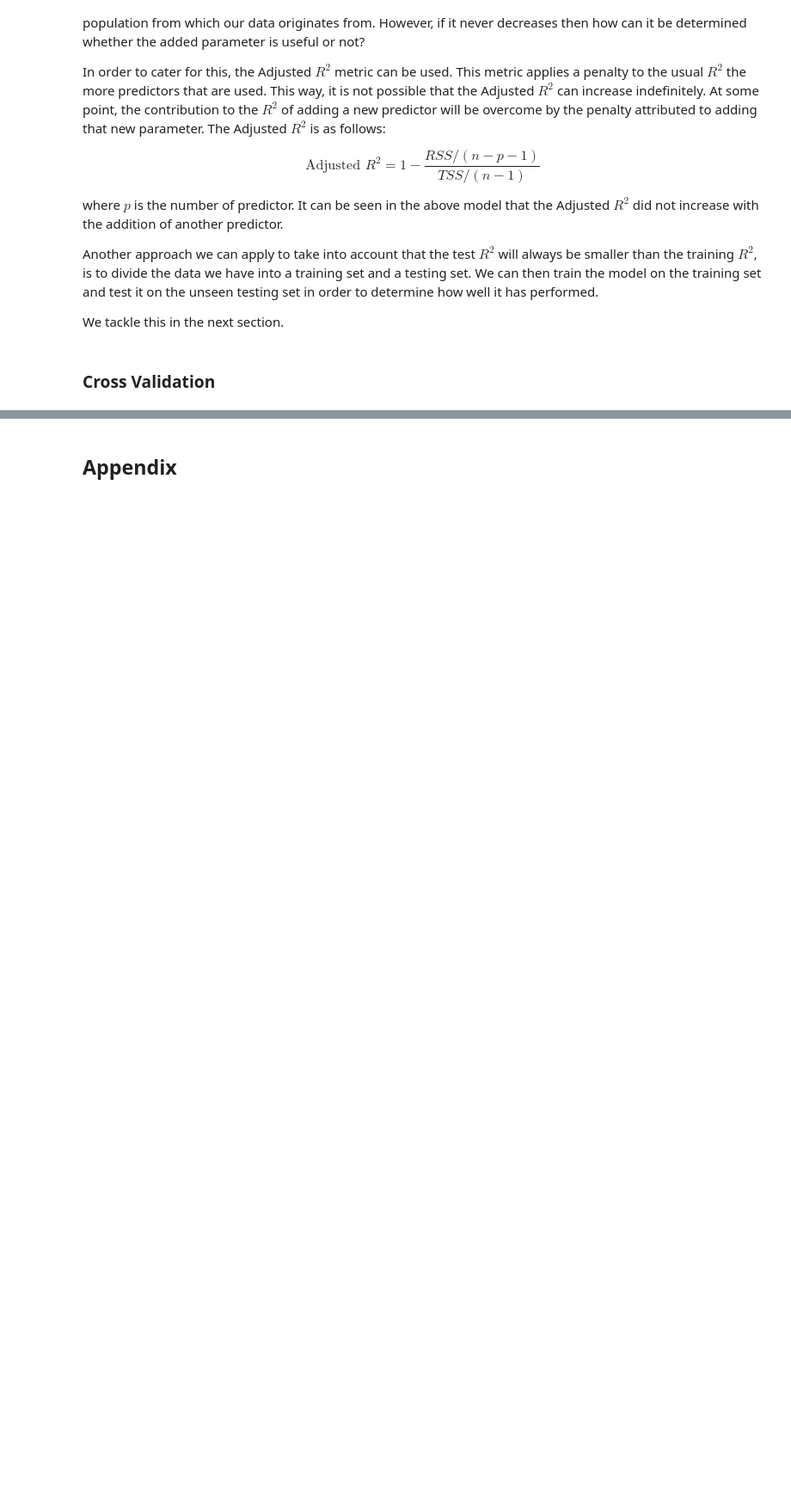
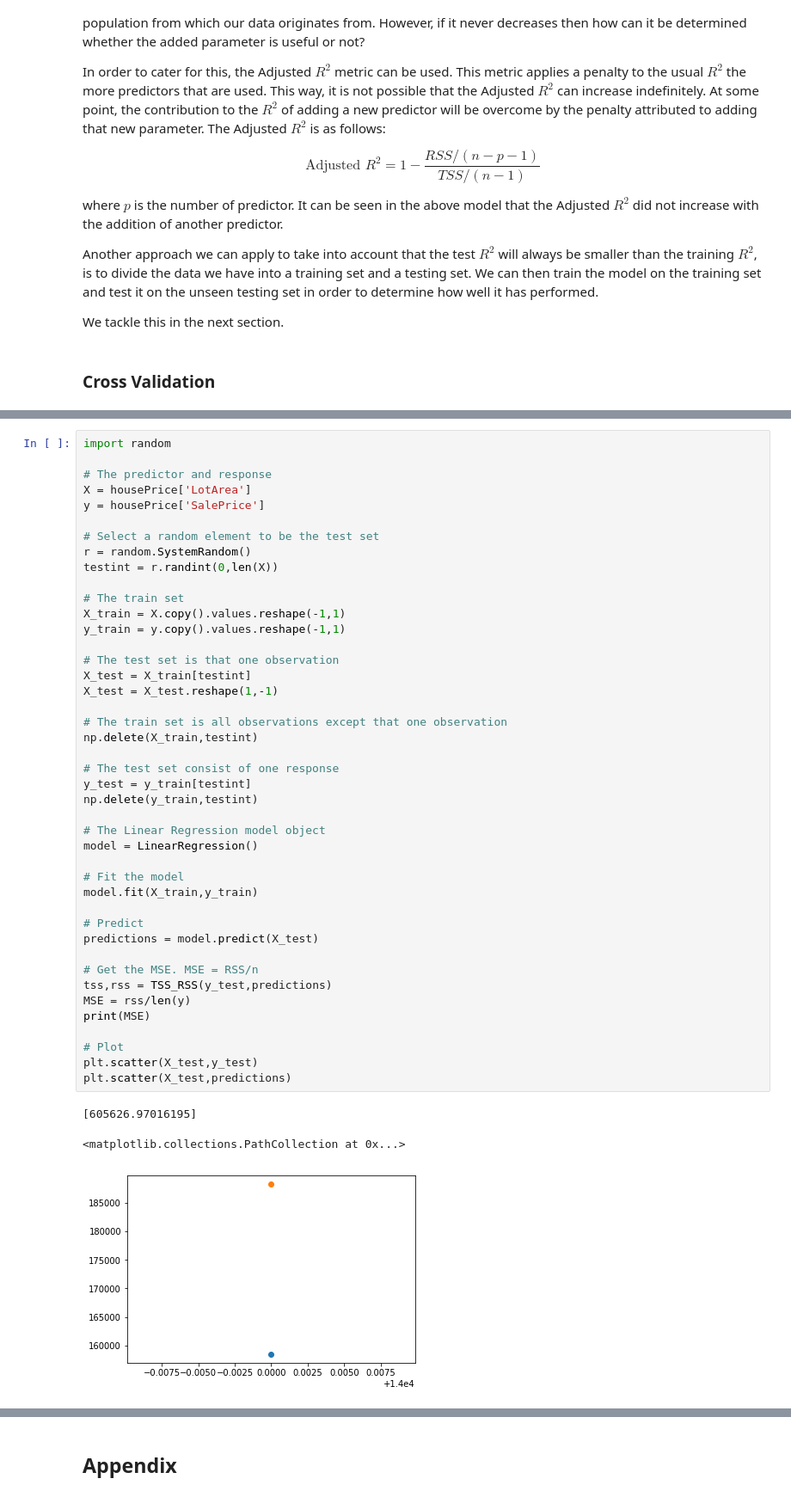
Before and after one commit to TanselArif-21/LinearRegression, a Jupyter notebook: LinearRegression.ipynb, the cells around one changed output, grey strips where cells are left out. Shown at 86% size. Drawn from its saved outputs; the diff is of its cells as text; blank space fills up the shorter version.

```diff
--- a/LinearRegression.ipynb
+++ b/LinearRegression.ipynb
@@ -1555,0 +1637,47 @@ Going further, we can divide the entire dataset into roughly $n/k$ subsets. We c
+# %%
+import random
+
+# The predictor and response
+X = housePrice['LotArea']
+y = housePrice['SalePrice']
+
+# Select a random element to be the test set
+r = random.SystemRandom()
+testint = r.randint(0,len(X))
+
+# The train set
+X_train = X.copy().values.reshape(-1,1)
+y_train = y.copy().values.reshape(-1,1)
+
+# The test set is that one observation
+X_test = X_train[testint]
+X_test = X_test.reshape(1,-1)
+
+# The train set is all observations except that one observation
+np.delete(X_train,testint)
+
+# The test set consist of one response
+y_test = y_train[testint]
+np.delete(y_train,testint)
+
+# The Linear Regression model object
+model = LinearRegression()
+
+# Fit the model
+model.fit(X_train,y_train)
+
+# Predict
+predictions = model.predict(X_test)
+
+# Get the MSE. MSE = RSS/n
+tss,rss = TSS_RSS(y_test,predictions)
+MSE = rss/len(y)
+print(MSE)
+
+# Plot
+plt.scatter(X_test,y_test)
+plt.scatter(X_test,predictions)
+# %% [output]
+[605626.97016195]
+<matplotlib.collections.PathCollection at 0x...>
+[figure, added]
```
Also changed, not shown: parts of 30 cells of this notebook.
